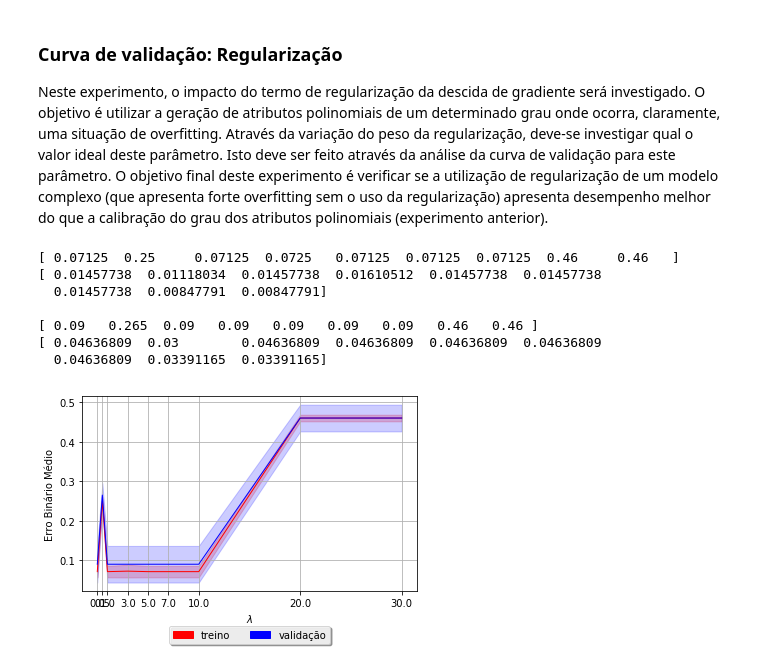
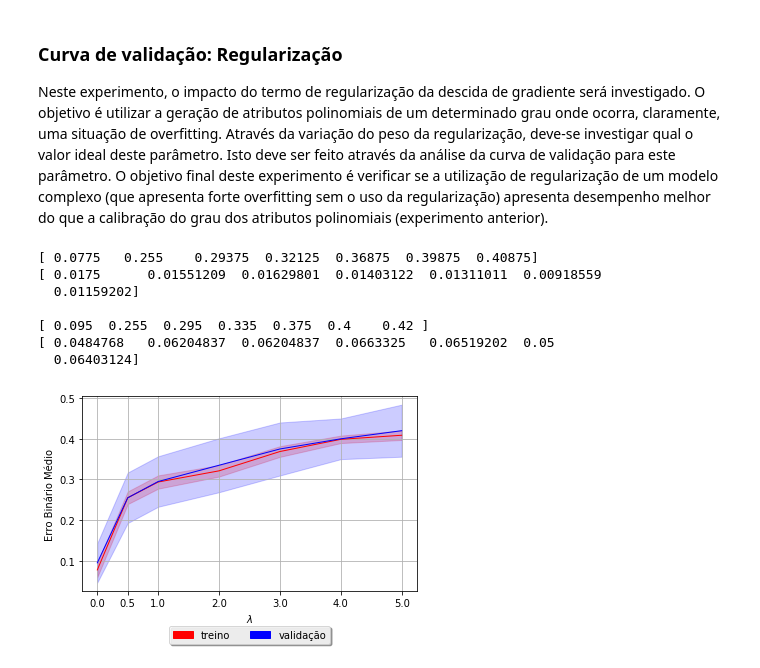
Before and after one commit to ak-lucas/trabalho1-IA, a Jupyter notebook: experimentos.ipynb, the cells around one changed output. Drawn from its saved outputs; the diff is of its cells as text; code cells hidden in the pictures.

```diff
--- a/experimentos.ipynb
+++ b/experimentos.ipynb
@@ -289,7 +289,7 @@ X_ =  DTS.dataset_scaling(X_pol)
 
 lr = 10
 e = 1000
-Lambda = [0, 0.5, 1, 3, 5, 7, 10, 20, 30]
+Lambda = [0, 0.5, 1, 2, 3, 4, 5]
 colors = ['red', 'cyan', 'black', 'yellow', 'green', 'gray', 'darkblue']
 fold = 1
 errors = {}
@@ -337,37 +337,37 @@ print
 print val_mean
 print val_std
 
 fig, ax = plt.subplots()
 ax.plot(Lambda, train_mean, color='red', linewidth=1)
 ax.fill_between(Lambda, train_mean-train_std, train_mean+train_std , color='red', linewidth=1, alpha=0.2)
 
 ax.plot(Lambda, val_mean, color='blue', linewidth=1)
 ax.fill_between(Lambda, val_mean-val_std, val_mean+val_std , color='blue', linewidth=1, alpha=0.2)
 #ax.xaxis.set_major_locator(MaxNLocator(integer=True))
 legends = [mpatches.Patch(color='red', label='treino'), mpatches.Patch(color='blue', label=u'validação')]
 
 title = u'Curva de aprendizado média com #epocas = ' + str(e) + ', $\lambda$ = ' + str(Lambda) + ' e $\alpha$ = ' + str(lr)
 #plt.ylim([0.1, 1.])
 plt.xlabel('$\lambda$')
 plt.ylabel(u'Erro Binário Médio')
 plt.xticks(Lambda)
 
 box = ax.get_position()
 ax.set_position([box.x0, box.y0 + box.height * 0.1,
 box.width, box.height * 0.9])
 lgd = ax.legend(handles=legends[:], loc='upper center', bbox_to_anchor=(0.5, -0.15), fancybox=True, shadow=True, ncol=5)
 #plt.title(title)
 plt.grid(True)
 
 fig.savefig('curva_ap_lambda.png', bbox_extra_artists=(lgd,), bbox_inches='tight')
 plt.show()
 plt.close(fig)
 # %% [output]
-[ 0.07125  0.25     0.07125  0.0725   0.07125  0.07125  0.07125  0.46     0.46   ]
-[ 0.01457738  0.01118034  0.01457738  0.01610512  0.01457738  0.01457738
-  0.01457738  0.00847791  0.00847791]
+[ 0.0775   0.255    0.29375  0.32125  0.36875  0.39875  0.40875]
+[ 0.0175      0.01551209  0.01629801  0.01403122  0.01311011  0.00918559
+  0.01159202]
 
-[ 0.09   0.265  0.09   0.09   0.09   0.09   0.09   0.46   0.46 ]
-[ 0.04636809  0.03        0.04636809  0.04636809  0.04636809  0.04636809
-  0.04636809  0.03391165  0.03391165]
+[ 0.095  0.255  0.295  0.335  0.375  0.4    0.42 ]
+[ 0.0484768   0.06204837  0.06204837  0.0663325   0.06519202  0.05
+  0.06403124]
-[figure, old version]
+[figure, new version]
```
